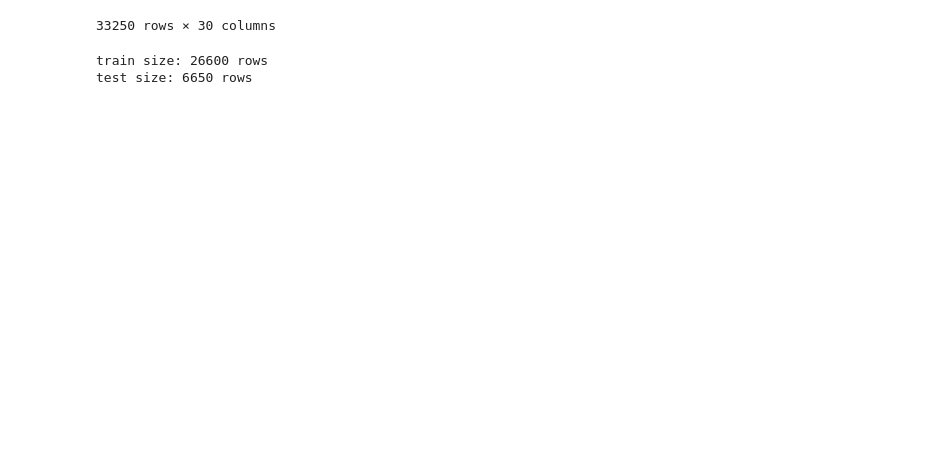
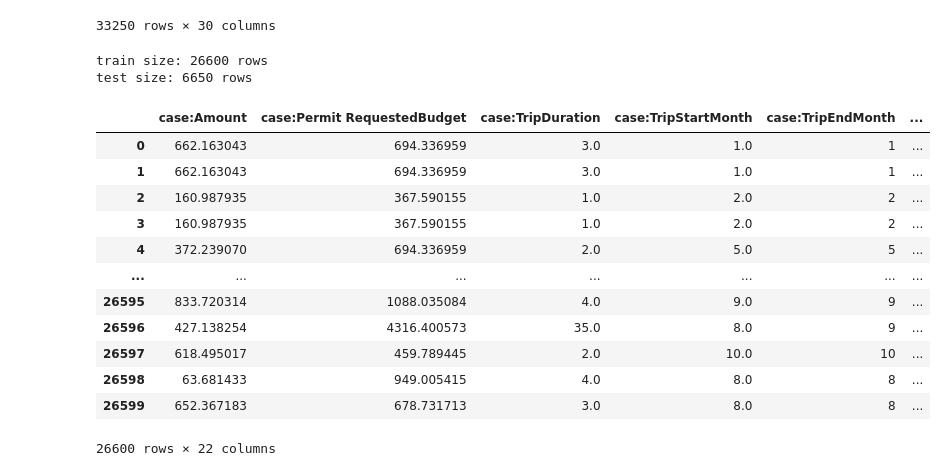
Before and after one commit to fonluiz/Process-Mining-Prediction, a Jupyter notebook: Evaluation.ipynb, the cells around one changed output. Saved outputs shown, nothing was run; the diff lists cells and outputs as text; code cells hidden in the pictures; blank space fills up the shorter version.

```diff
--- a/Evaluation.ipynb
+++ b/Evaluation.ipynb
@@ -141,3 +142,19 @@ test size: 6650 rows
 # %%
 #Final model
 rf = RandomForestRegressor(bootstrap=False, max_depth=70, max_features='sqrt', min_samples_split=10, n_estimators=400).fit(X_train, y_train)
+# %%
+X_train
+# %% [output]
+|  | case:Amount | case:Permit RequestedBudget | case:TripDuration | case:TripStartMonth | case:TripEndMonth | ... |
+| 0 | 662.163043 | 694.336959 | 3.0 | 1.0 | 1 | ... |
+| 1 | 662.163043 | 694.336959 | 3.0 | 1.0 | 1 | ... |
+| 2 | 160.987935 | 367.590155 | 1.0 | 2.0 | 2 | ... |
+| 3 | 160.987935 | 367.590155 | 1.0 | 2.0 | 2 | ... |
+| 4 | 372.239070 | 694.336959 | 2.0 | 5.0 | 5 | ... |
+| ... | ... | ... | ... | ... | ... | ... |
+| 26595 | 833.720314 | 1088.035084 | 4.0 | 9.0 | 9 | ... |
+| 26596 | 427.138254 | 4316.400573 | 35.0 | 8.0 | 9 | ... |
+| 26597 | 618.495017 | 459.789445 | 2.0 | 10.0 | 10 | ... |
+| 26598 | 63.681433 | 949.005415 | 4.0 | 8.0 | 8 | ... |
+| 26599 | 652.367183 | 678.731713 | 3.0 | 8.0 | 8 | ... |
+26600 rows × 22 columns
```
Also changed, not shown: parts of 15 cells of this notebook.
